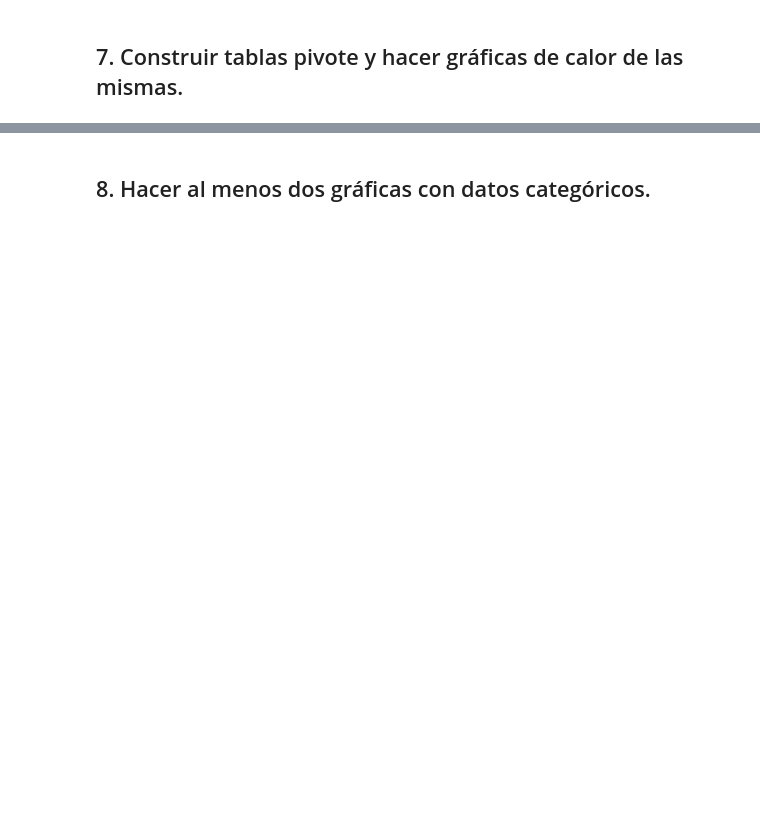
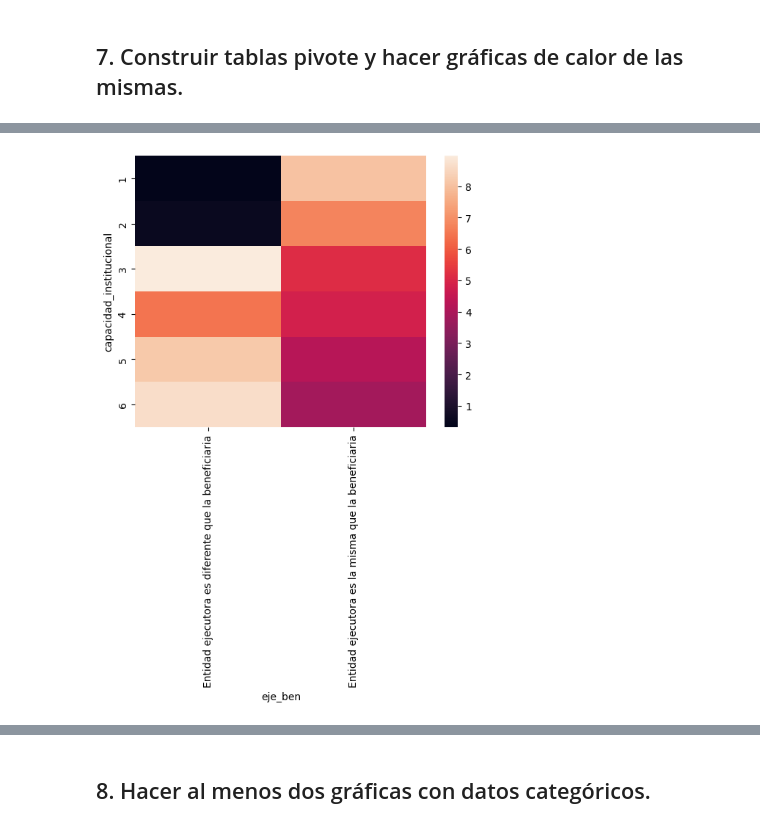
Before and after one commit to caavila96/gesproy23, a Jupyter notebook: Analisis_Gesproy.ipynb, the cells around one changed output, grey strips where cells are left out. Cells and saved outputs as stored; diff of their text form; code cells hidden in the pictures; blank space fills up the shorter version.

```diff
--- a/Analisis_Gesproy.ipynb
+++ b/Analisis_Gesproy.ipynb
@@ -1001,0 +1028,6 @@ gesp_5[gesp_5['instancia_de_aprobacion_inicial'].str.contains('^PAZ')]
+# %%
+pivot1 = pd.pivot_table(gesp_5, values='meses_retraso',
+                     index=['capacidad_institucional'],
+                     aggfunc=np.mean,
+                     columns='eje_ben')
+pivot1
@@ -1001,0 +1043,5 @@ gesp_5[gesp_5['instancia_de_aprobacion_inicial'].str.contains('^PAZ')]
+# %%
+sns.heatmap(pivot1)
+plt.show()
+# %% [output]
+[figure, added]
```
Also changed, not shown: parts of 32 cells of this notebook.
